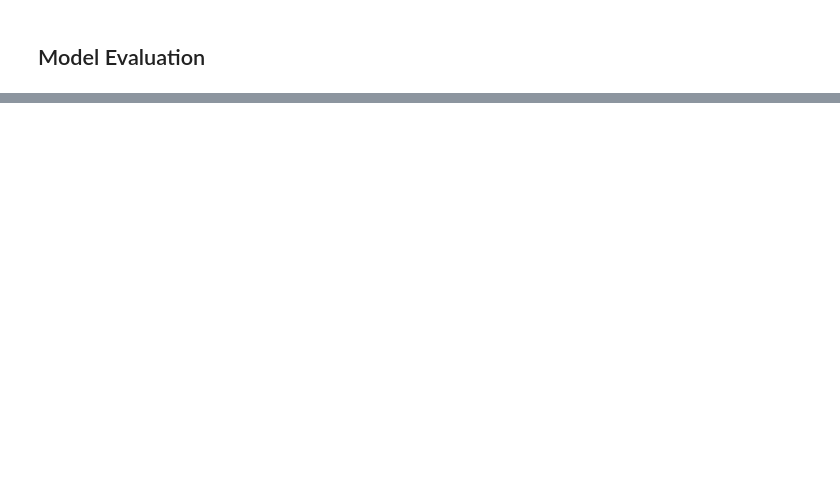
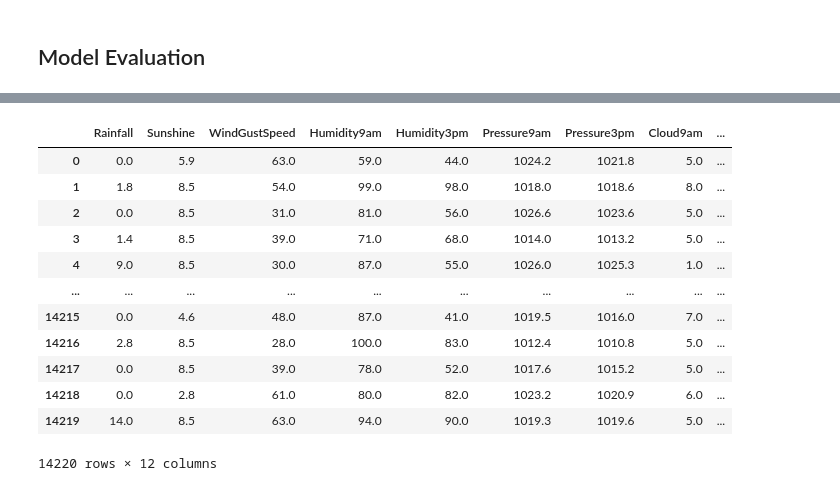
Before and after one commit to Penzragon/h8dsft_P1W1LGSVM, a Jupyter notebook: script.ipynb, the cells around one changed output, grey strips where cells are left out. Drawn from its saved outputs; the diff is of its cells as text; code cells hidden in the pictures; blank space fills up the shorter version.

```diff
--- a/script.ipynb
+++ b/script.ipynb
@@ -743,0 +764,8 @@ weighted avg       0.82      0.82      0.82     25595
+# %%
+df_test['RainTomorrow'] = df_test['RainTomorrow'].map({'Yes': 1, 'No': 0})
+df_test['RainToday'] = df_test['RainToday'].map({'Yes': 1, 'No': 0})
+# %%
+X_test = df_test.drop(columns=['RainTomorrow'])
+y_test = df_test['RainTomorrow']
+# %%
+X_test = scaler.transform(X_test)
@@ -743,0 +779,18 @@ weighted avg       0.82      0.82      0.82     25595
+# %%
+y_pred_inf = logreg.predict(X_test)
+# %%
+y_pred_inf = pd.DataFrame(y_pred_inf, columns=['RainTomorrow Prediction'])
+# %% [output]
+|  | Rainfall | Sunshine | WindGustSpeed | Humidity9am | Humidity3pm | Pressure9am | Pressure3pm | Cloud9am | ... |
+| 0 | 0.0 | 5.9 | 63.0 | 59.0 | 44.0 | 1024.2 | 1021.8 | 5.0 | ... |
+| 1 | 1.8 | 8.5 | 54.0 | 99.0 | 98.0 | 1018.0 | 1018.6 | 8.0 | ... |
+| 2 | 0.0 | 8.5 | 31.0 | 81.0 | 56.0 | 1026.6 | 1023.6 | 5.0 | ... |
+| 3 | 1.4 | 8.5 | 39.0 | 71.0 | 68.0 | 1014.0 | 1013.2 | 5.0 | ... |
+| 4 | 9.0 | 8.5 | 30.0 | 87.0 | 55.0 | 1026.0 | 1025.3 | 1.0 | ... |
+| ... | ... | ... | ... | ... | ... | ... | ... | ... | ... |
+| 14215 | 0.0 | 4.6 | 48.0 | 87.0 | 41.0 | 1019.5 | 1016.0 | 7.0 | ... |
+| 14216 | 2.8 | 8.5 | 28.0 | 100.0 | 83.0 | 1012.4 | 1010.8 | 5.0 | ... |
+| 14217 | 0.0 | 8.5 | 39.0 | 78.0 | 52.0 | 1017.6 | 1015.2 | 5.0 | ... |
+| 14218 | 0.0 | 2.8 | 61.0 | 80.0 | 82.0 | 1023.2 | 1020.9 | 6.0 | ... |
+| 14219 | 14.0 | 8.5 | 63.0 | 94.0 | 90.0 | 1019.3 | 1019.6 | 5.0 | ... |
+14220 rows × 12 columns
```
Also changed, not shown: parts of 39 cells of this notebook.
